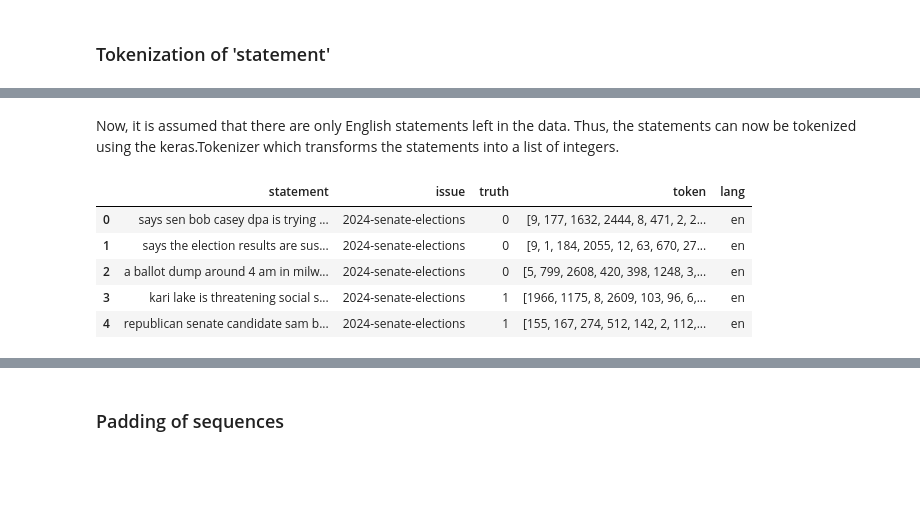
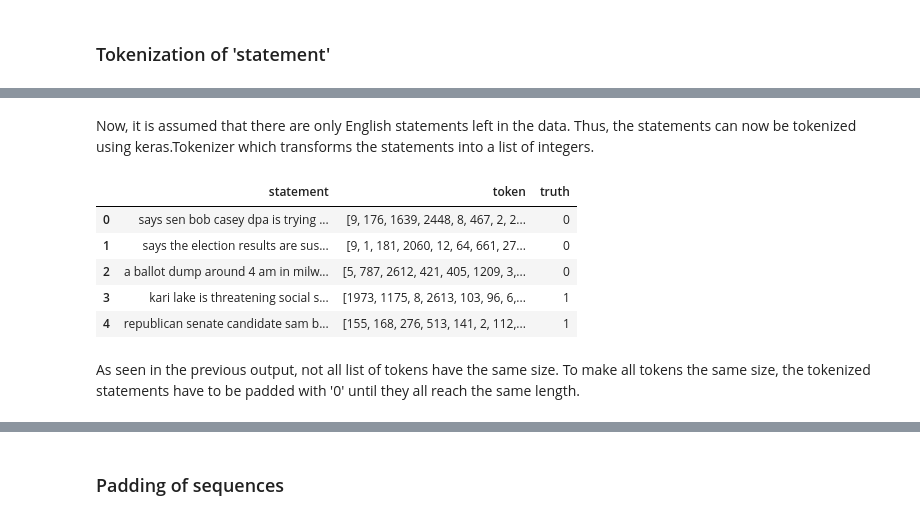
Before and after one commit to felixdaubner/fake-news-detection, a Jupyter notebook: 04_data-preprocessing.ipynb, the cells around one changed output, grey strips where cells are left out. Cells and saved outputs as stored; diff of their text form; code cells hidden in the pictures; blank space fills up the shorter version.

Commit message:
Finished data processing

```diff
--- a/04_data-preprocessing.ipynb
+++ b/04_data-preprocessing.ipynb
@@ -263,0 +315,2 @@ dtype: int64
+# %%
+data_channel_enc = pd.get_dummies(data_channel, columns=["channel"], prefix="channel", drop_first=True)
@@ -282,0 +360,2 @@ Name: person, Length: 16180, dtype: object
+# %%
+data_person = data_channel_enc.drop(["person"], axis=1)
@@ -299,7 +392,7 @@ array(['false', 'pants-fire', 'half-true', 'barely-true', 'mostly-true',
 # %% [markdown]
 The target variable 'truth' is now replaced based on the defined lists for true and false values. Statements which will be classified in the 'true' range, receive value 1 as target. Statements which will be classified in the 'false' range, receive value 0 as target.
 # %%
-data_binary = data_channel.copy()
+data_binary = data_person.copy()
 data_binary["truth"] = data_binary["truth"].replace(true, 1)
 data_binary["truth"] = data_binary["truth"].replace(false, 0)
 # %% [markdown]
@@ -346,23 +465,25 @@ data_binary
 from tensorflow.keras.preprocessing.text import Tokenizer
 from tensorflow.keras.preprocessing.sequence import pad_sequences
 # %% [markdown]
-Now, it is assumed that there are only English statements left in the data. Thus, the statements can now be tokenized using the keras.Tokenizer which transforms the statements into a list of integers.
+Now, it is assumed that there are only English statements left in the data. Thus, the statements can now be tokenized using keras.Tokenizer which transforms the statements into a list of integers.
 # %%
 NUM_WORDS=3000
 # %%
-data_token = data_eng.copy()
+data_token = data_binary.copy()
 
 token = Tokenizer(num_words=NUM_WORDS)
-statements = data_eng["statement"].to_list()
+statements = data_binary["statement"].to_list()
 token.fit_on_texts(statements)
 data_token["token"] = token.texts_to_sequences(statements)
 # %%
-data_token.head()
+data_token[["statement", "token", "truth"]].head()
 # %% [output]
-|  | statement | issue | truth | token | lang |
-| 0 | says sen bob casey dpa is trying ... | 2024-senate-elections | 0 | [9, 177, 1632, 2444, 8, 471, 2, 2... | en |
-| 1 | says the election results are sus... | 2024-senate-elections | 0 | [9, 1, 184, 2055, 12, 63, 670, 27... | en |
-| 2 | a ballot dump around 4 am in milw... | 2024-senate-elections | 0 | [5, 799, 2608, 420, 398, 1248, 3,... | en |
-| 3 | kari lake is threatening social s... | 2024-senate-elections | 1 | [1966, 1175, 8, 2609, 103, 96, 6,... | en |
-| 4 | republican senate candidate sam b... | 2024-senate-elections | 1 | [155, 167, 274, 512, 142, 2, 112,... | en |
+|  | statement | token | truth |
+| 0 | says sen bob casey dpa is trying ... | [9, 176, 1639, 2448, 8, 467, 2, 2... | 0 |
+| 1 | says the election results are sus... | [9, 1, 181, 2060, 12, 64, 661, 27... | 0 |
+| 2 | a ballot dump around 4 am in milw... | [5, 787, 2612, 421, 405, 1209, 3,... | 0 |
+| 3 | kari lake is threatening social s... | [1973, 1175, 8, 2613, 103, 96, 6,... | 1 |
+| 4 | republican senate candidate sam b... | [155, 168, 276, 513, 141, 2, 112,... | 1 |
+# %% [markdown]
+As seen in the previous output, not all list of tokens have the same size. To make all tokens the same size, the tokenized statements have to be padded with '0' until they all reach the same length.
 # %%
```
Also changed, not shown: parts of 56 cells of this notebook, 1 other file.
